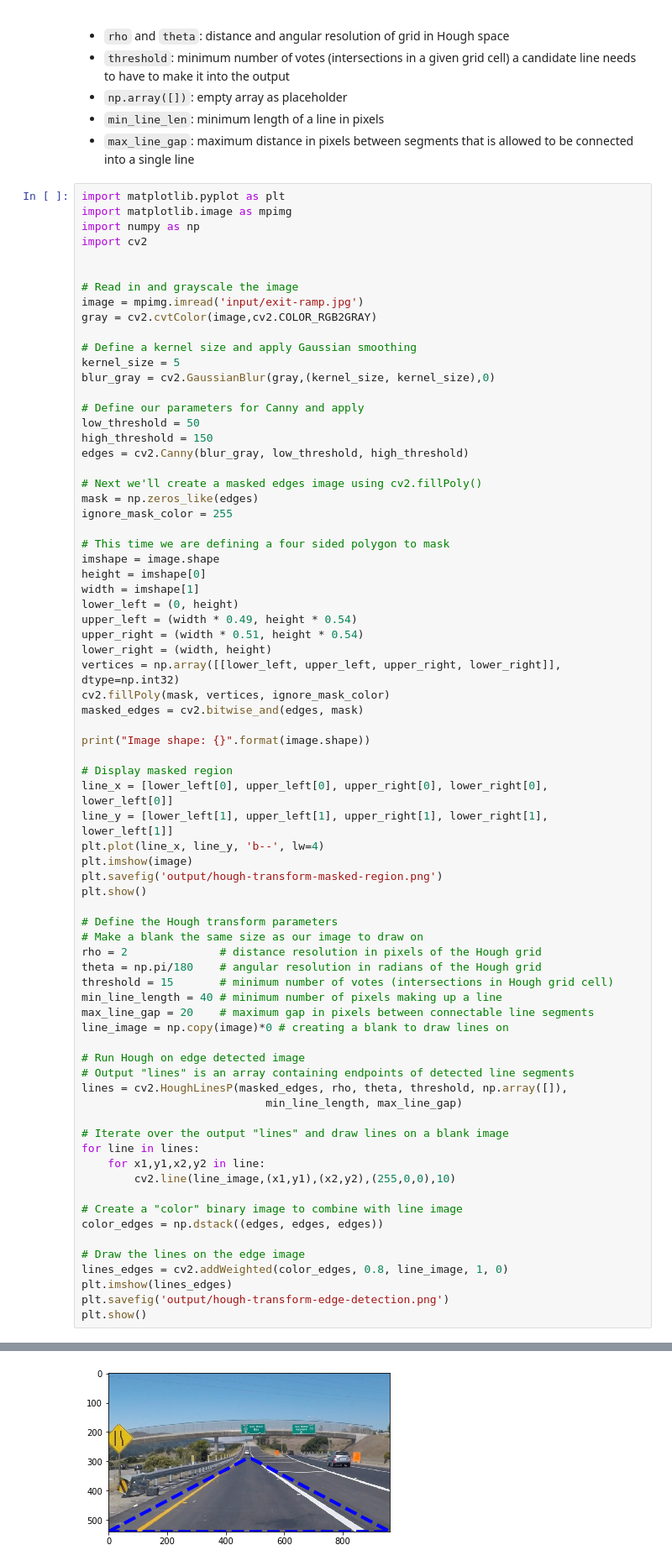
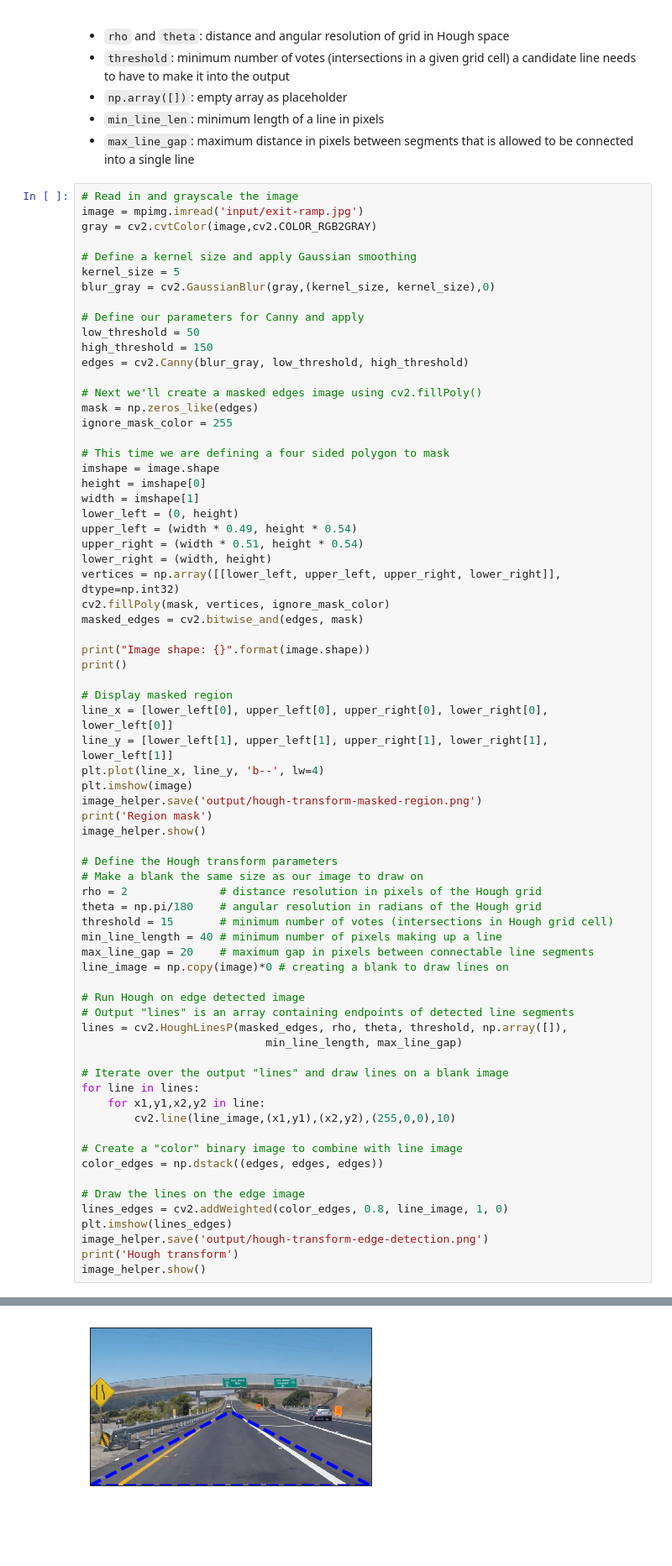
Before and after one commit to tuliren/sdc-nd, a Jupyter notebook: 01-lane-line-detection/canny_edge_detection.ipynb, the cells around one changed output, grey strips where cells are left out. Shown at 84% size. Drawn from its saved outputs; the diff is of its cells as text; blank space fills up the shorter version.

```diff
--- a/01-lane-line-detection/canny_edge_detection.ipynb
+++ b/01-lane-line-detection/canny_edge_detection.ipynb
@@ -122,12 +129,6 @@ lines = cv2.HoughLinesP(
 - `min_line_len`: minimum length of a line in pixels
 - `max_line_gap`: maximum distance in pixels between segments that is allowed to be connected into a single line
 # %%
-import matplotlib.pyplot as plt
-import matplotlib.image as mpimg
-import numpy as np
-import cv2
-
-
 # Read in and grayscale the image
 image = mpimg.imread('input/exit-ramp.jpg')
 gray = cv2.cvtColor(image,cv2.COLOR_RGB2GRAY)
@@ -158,14 +159,16 @@ cv2.fillPoly(mask, vertices, ignore_mask_color)
 masked_edges = cv2.bitwise_and(edges, mask)
 
 print("Image shape: {}".format(image.shape))
+print()
 
 # Display masked region
 line_x = [lower_left[0], upper_left[0], upper_right[0], lower_right[0], lower_left[0]]
 line_y = [lower_left[1], upper_left[1], upper_right[1], lower_right[1], lower_left[1]]
 plt.plot(line_x, line_y, 'b--', lw=4)
 plt.imshow(image)
-plt.savefig('output/hough-transform-masked-region.png')
-plt.show()
+image_helper.save('output/hough-transform-masked-region.png')
+print('Region mask')
+image_helper.show()
 
 # Define the Hough transform parameters
 # Make a blank the same size as our image to draw on
@@ -192,7 +195,8 @@ color_edges = np.dstack((edges, edges, edges))
 # Draw the lines on the edge image
 lines_edges = cv2.addWeighted(color_edges, 0.8, line_image, 1, 0)
 plt.imshow(lines_edges)
-plt.savefig('output/hough-transform-edge-detection.png')
-plt.show()
+image_helper.save('output/hough-transform-edge-detection.png')
+print('Hough transform')
+image_helper.show()
 # %% [output]
 Image shape: (540, 960, 3)
@@ -199 +205 @@ Image shape: (540, 960, 3)
-[figure, old version]
+[figure, new version]
```
Also changed, not shown: parts of 3 cells of this notebook, 1 other file.
